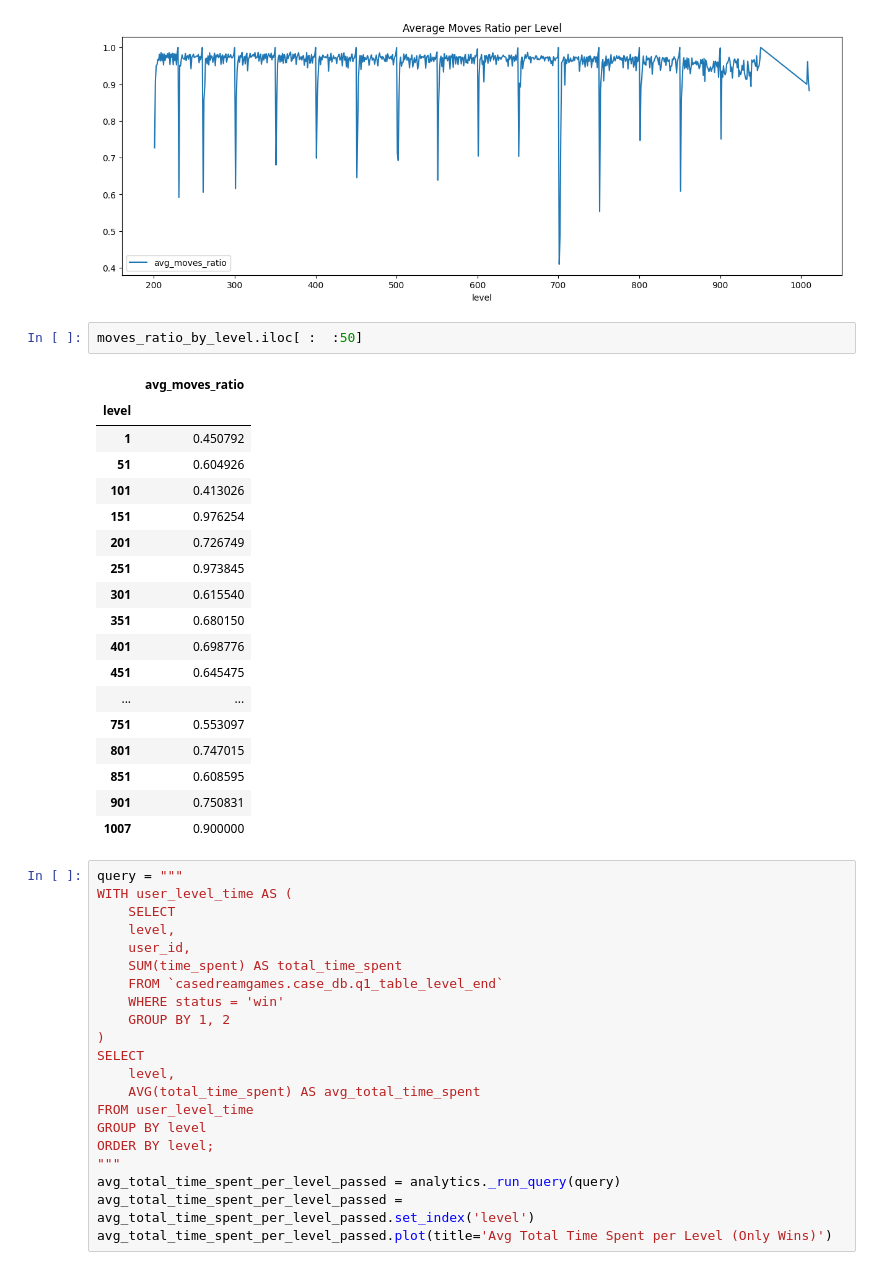
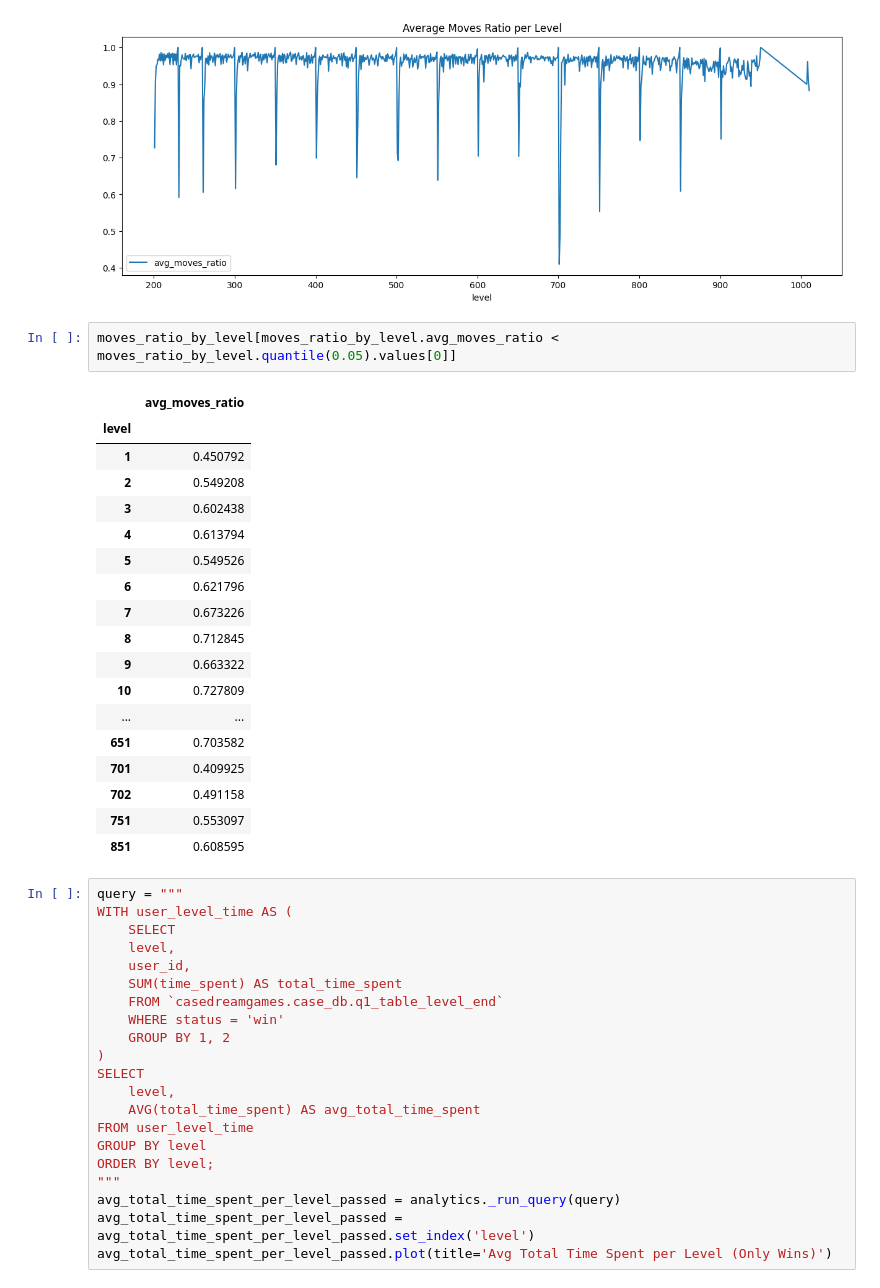
Before and after one commit to ybektas20/dream_case, a Jupyter notebook: eda.ipynb, the cells around one changed output. Drawn from its saved outputs; the diff is of its cells as text.

```diff
--- a/eda.ipynb
+++ b/eda.ipynb
@@ -171,27 +171,27 @@ moves_ratio_by_level.iloc[200:].plot(title='Average Moves Ratio per Level', figs
 # %% [output]
 <Axes: title={'center': 'Average Moves Ratio per Level'}, xlabel='level'>
 [figure]
-# %%
-moves_ratio_by_level.iloc[ :  :50]
-# %% [output]
-|  | avg_moves_ratio |
-| level |  |
-| 1 | 0.450792 |
-| 51 | 0.604926 |
-| 101 | 0.413026 |
-| 151 | 0.976254 |
-| 201 | 0.726749 |
-| 251 | 0.973845 |
-| 301 | 0.615540 |
-| 351 | 0.680150 |
-| 401 | 0.698776 |
-| 451 | 0.645475 |
-| ... | ... |
-| 751 | 0.553097 |
-| 801 | 0.747015 |
-| 851 | 0.608595 |
-| 901 | 0.750831 |
-| 1007 | 0.900000 |
+# %%
+moves_ratio_by_level[moves_ratio_by_level.avg_moves_ratio < moves_ratio_by_level.quantile(0.05).values[0]]
+# %% [output]
+|  | avg_moves_ratio |
+| level |  |
+| 1 | 0.450792 |
+| 2 | 0.549208 |
+| 3 | 0.602438 |
+| 4 | 0.613794 |
+| 5 | 0.549526 |
+| 6 | 0.621796 |
+| 7 | 0.673226 |
+| 8 | 0.712845 |
+| 9 | 0.663322 |
+| 10 | 0.727809 |
+| ... | ... |
+| 651 | 0.703582 |
+| 701 | 0.409925 |
+| 702 | 0.491158 |
+| 751 | 0.553097 |
+| 851 | 0.608595 |
 # %%
 query = """
 WITH user_level_time AS (
```
Also changed, not shown: parts of 4 cells of this notebook, 2 other files.
